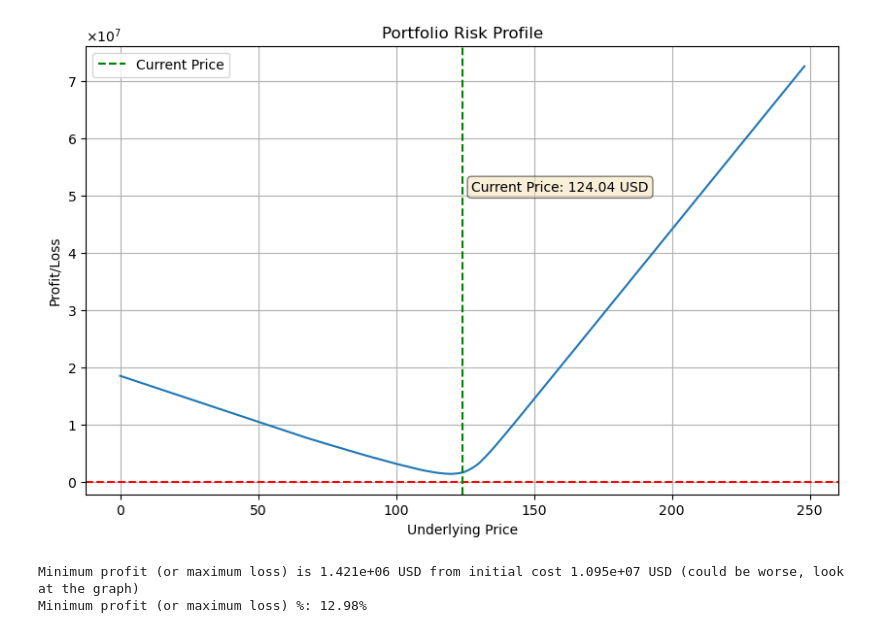
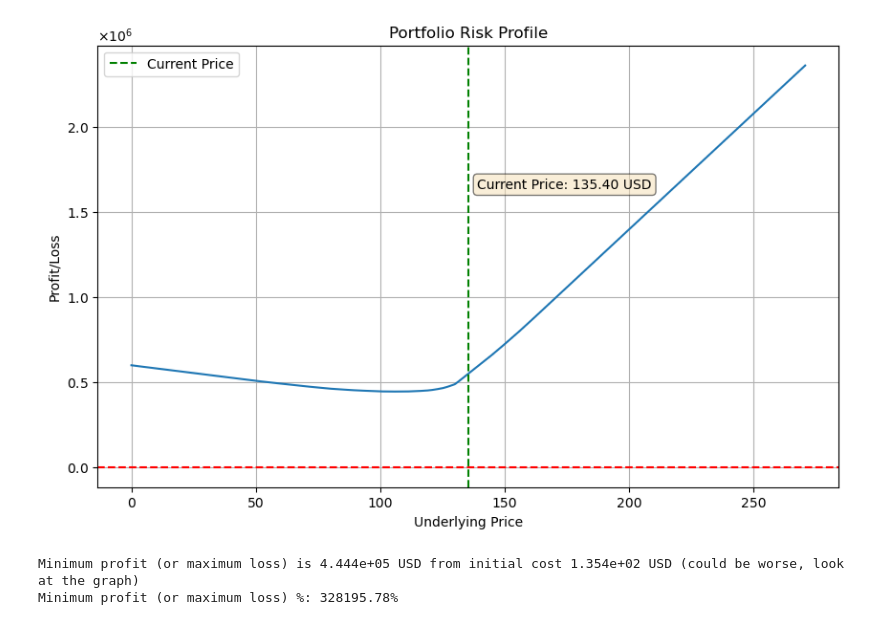
Before and after one commit to SzeLok0305/Finance_study, a Jupyter notebook: Options/Option_Theoretical_Arbitrage.ipynb, the cells around one changed output. Saved outputs shown, nothing was run; the diff lists cells and outputs as text; code cells hidden in the pictures.

```diff
--- a/Options/Option_Theoretical_Arbitrage.ipynb
+++ b/Options/Option_Theoretical_Arbitrage.ipynb
@@ -94,14 +106,14 @@ def find_arbitrage(ticker_symbol):
 # %%
 Stock = "NVDA"
-significant_calls, significant_puts = find_arbitrage(Stock)
-all_options = pd.concat([significant_calls,significant_puts])
+long_list, short_list = find_arbitrage(Stock)
+all_options = pd.concat([long_list,short_list])
 
 # Display the top 5 arbitrage opportunities for calls and puts
-print("\nTop 5 Call Arbitrage Opportunities:")
+print("\nTop 5 long Arbitrage Opportunities:")
 print('----------------------------------------')
-print(significant_calls.sort_values('Discrepancy', ascending=False).head(3))
+print(long_list.sort_values('Discrepancy_buy', ascending=False).head(3))
 print("=======================================================================================")
-print("\nTop 5 Put Arbitrage Opportunities:")
+print("\nTop 5 short Arbitrage Opportunities:")
 print('-----------------------------------------')
-print(significant_puts.sort_values('Discrepancy', ascending=False).head(3))
+print(short_list.sort_values('Discrepancy_sell', ascending=False).head(3))
 # %% [output]
@@ -135,10 +147,11 @@ def Create_Delta_hedging(options):
 
     portfolio = options.copy()
 
-    portfolio['share volume'] = portfolio['delta'] * portfolio['volume']
+    portfolio['share volume'] = portfolio['delta']
     portfolio['share volume'] = portfolio['share volume'].where(portfolio['share volume'] >= 1, 0) # please at least buy one share thx
 
-    portfolio['stock invested'] = portfolio['share volume'] * portfolio['CurrentPrice']
+    portfolio['stock invested'] = portfolio['share volume'] * portfolio['underlying']
+
 
     portfolio['cash flow'] = portfolio['sign'] * portfolio['lastPrice'] * portfolio['volume']
 
@@ -160,7 +173,7 @@ def Portfolio_risk(portfolio):
     if portfolio.empty:
         print("No arbitrage, no profit, not risk")
         return pd.DataFrame()
-    base_price = portfolio["CurrentPrice"].iloc[0]
+    base_price = portfolio["underlying"].iloc[0]
     grid_size = 2**11
     possible_prices = np.linspace(0, base_price*2, grid_size)
     Profits = np.zeros(len(possible_prices))
@@ -186,33 +199,33 @@ def Portfolio_risk(portfolio):
 
     plt.figure(figsize=(10, 6))
     plt.plot(possible_prices, Profits)
     plt.title('Portfolio Risk Profile')
     plt.xlabel('Underlying Price')
     plt.ylabel('Profit/Loss')
     plt.axhline(y=0, color='r', linestyle='--')
     plt.axvline(x=base_price, color='g', linestyle='--', label='Current Price')
     props = dict(boxstyle='round', facecolor='wheat', alpha=0.5)
     plt.text(0.63, 0.7, f'Current Price: {base_price:.2f} USD', transform=plt.gca().transAxes, verticalalignment='top', horizontalalignment='center', bbox=props)
     plt.legend()
     plt.grid(True)
     ax = plt.gca()
     ax.yaxis.set_major_formatter(ScalarFormatter(useMathText=True))
     ax.ticklabel_format(style='sci', axis='y', scilimits=(0,0))
     plt.show()
 
     print(f'Minimum profit (or maximum loss) is {min(Profits):.3e} USD from initial cost {initial_stock_invested:.3e} USD (could be worse, look at the graph)')
     if initial_stock_invested > 0:
         min_profit_percentage = min(Profits) / initial_stock_invested * 100
         print(f'Minimum profit (or maximum loss) %: {min_profit_percentage:.2f}%')
     elif initial_stock_invested < 0:
         max_profit_percentage = min(Profits) / abs(initial_stock_invested) * 100
         print(f'Maximum profit %: {max_profit_percentage:.2f}%')
     else:
         print('Initial cost is zero. Cannot calculate percentage profit/loss.')
 #--------------------------------------------------------------------------------------------------------------------------------------
 
 Portfolio_risk(Pi)
 # %% [output]
-[figure, old version]
+[figure, new version]
-Minimum profit (or maximum loss) is 1.421e+06 USD from initial cost 1.095e+07 USD (could be worse, look at the graph)
-Minimum profit (or maximum loss) %: 12.98%
+Minimum profit (or maximum loss) is 4.444e+05 USD from initial cost 1.354e+02 USD (could be worse, look at the graph)
+Minimum profit (or maximum loss) %: 328195.78%
```
Also changed, not shown: parts of 3 cells of this notebook.
